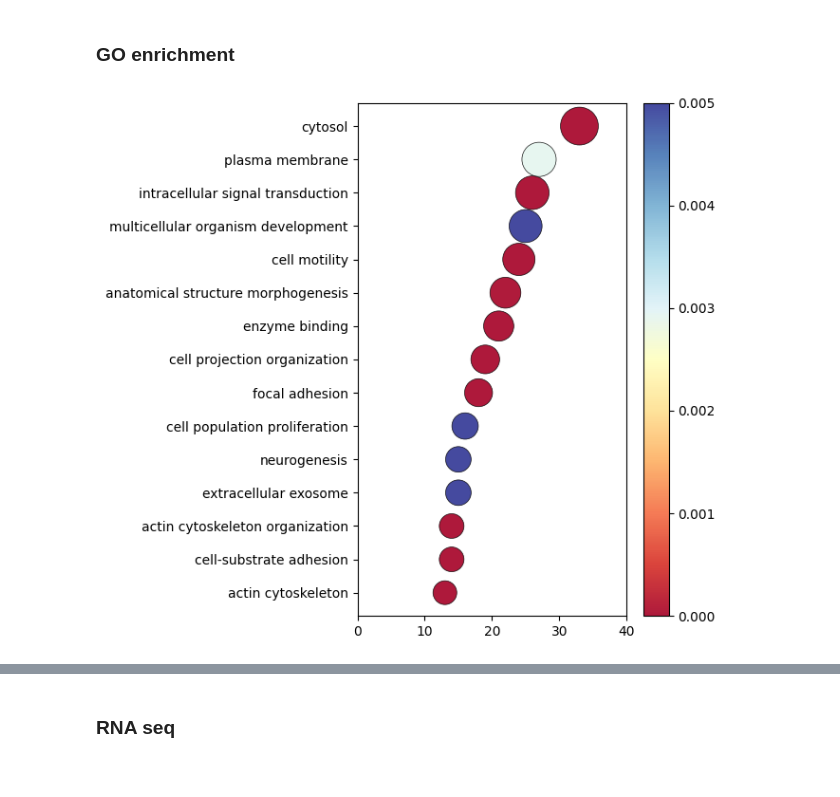
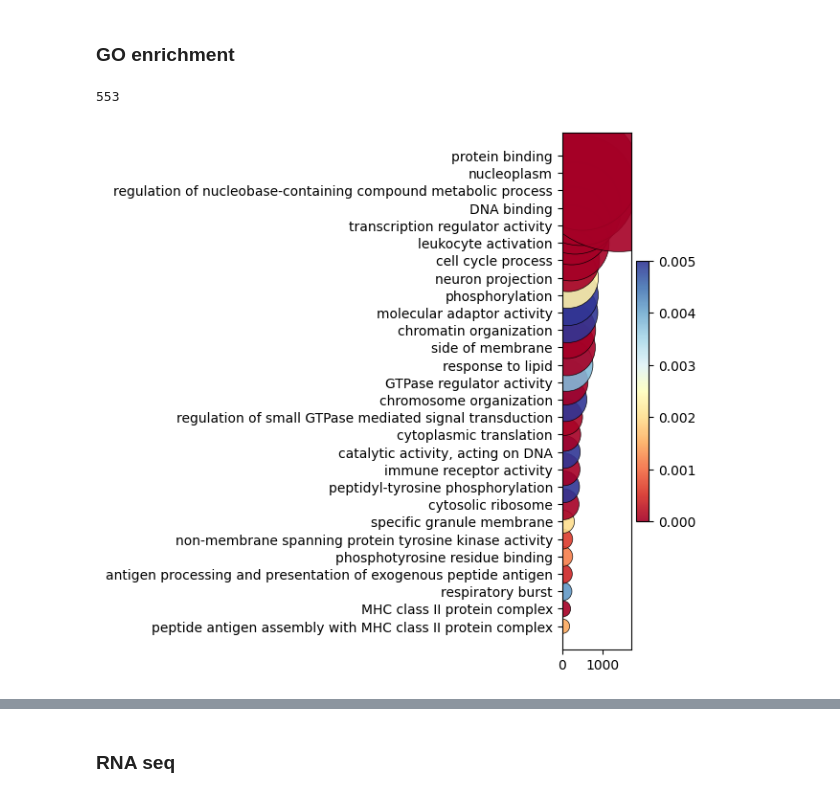
Before and after one commit to kkkkito/statemap, a Jupyter notebook: notebooks/Comparing clusters.ipynb, the cells around one changed output, grey strips where cells are left out. Saved outputs shown, nothing was run; the diff lists cells and outputs as text; code cells hidden in the pictures.

```diff
--- a/notebooks/Comparing clusters.ipynb
+++ b/notebooks/Comparing clusters.ipynb
@@ -123,22 +653,27 @@ i = 4
 df_filtered = ch_exg[ch_exg[i] == ch_exg.max(axis=1)].copy()
 df_filtered['diff_to_other_mean'] = df_filtered.apply(lambda row: row[i] - row.drop(i).mean(), axis=1)
 df_sorted = df_filtered.sort_values(by='diff_to_other_mean', ascending=False)
+df_sorted = df_sorted[df_sorted['diff_to_other_mean'] > 0.75]
 results.append(df_sorted.index.tolist())
 
 df_filtered = ch_exg[ch_exg[i] == ch_exg.min(axis=1)].copy()
 df_filtered['diff_to_other_mean'] = df_filtered.apply(lambda row: row[i] - row.drop(i).mean(), axis=1)
 df_sorted = df_filtered.sort_values(by='diff_to_other_mean', ascending=True)
+df_sorted = df_sorted[df_sorted['diff_to_other_mean'] < -0.75]
+
 results.append(df_sorted.index.tolist())
 
 rows = []
 for i in range(2):
     ch_results = [r for r in results[i] if 'Chronos' in r]
-    rows += ch_results[:50]
+
+    rows += ch_results#[:50]
 a = ch_exg.loc[rows]
 
-low_chr = ch_results[:50]
+low_chr = ch_results#[:50]
 
 plt.figure(figsize=(4, 4))
 sns.heatmap(a, cmap="coolwarm",vmax=1.5, vmin=-1.5,cbar=False)
+plt.savefig("../result/figure.svg")
 plt.show()
 # %% [output]
@@ -145,0 +681,9 @@ plt.show()
+# %%
+for i in range(2):
+    if i == 1:
+        continue
+    ch_results = [r for r in results[i] if 'Chronos' in r]
+    for g in ch_results:
+        print(g.split('_')[0])
+    print(len(ch_results))
+   # break
@@ -165,0 +882,13 @@ Passing `palette` without assigning `hue` is deprecated and will be removed in v
+# %%
+lin = ''
+las = 'a'
+for g in crosstab_with_spacers.index:
+    lilo = g.split('- ')[0].strip()
+    if lilo != lin:
+        lin = lilo
+        print(lilo)
+    p = '- '.join(g.split('- ')[1:])
+    if p== las:
+        continue
+    las = p
+    print(p)
@@ -166,46 +1100,53 @@ Passing `palette` without assigning `hue` is deprecated and will be removed in v
 # %% [markdown]
 ### GO enrichment
+# %%
+len(high_exp)
+# %% [output]
+553
 # %%
 import requests
 import pandas as pd
 import matplotlib.pyplot as plt
 import numpy as np
+q = [g.split('_')[0] for g in ch_results]
 q = [g.split('_')[0] for g in high_exp]
-q = [g.split('_')[0] for g in low_chr]
+
+high_exp = [r for r in results_ex[0] if 'Expression' in r]
+q = [g.split('_')[0] for g in high_exp]
 
 response = requests.post(
         url='https://biit.cs.ut.ee/gprofiler/api/gost/profile/',
         json={
             'organism': 'hsapiens',
             'query': q,
             'sources': ['GO'],  # Only search Gene Ontology
             'user_threshold': 0.01,
             'significance_threshold_method': 'g_SCS',
             "highlight": True
         },
         headers={'User-Agent': 'PythonRequest'}
     )
 results = response.json().get("result", [])
 gost_df = pd.DataFrame(results)
-enrich_df = gost_df[(gost_df["highlighted"])].nlargest(15, "intersection_size")
+enrich_df = gost_df[(gost_df["highlighted"])].nlargest(30, "intersection_size")
 enrich_df = enrich_df.sort_values("intersection_size")
-fig, ax = plt.subplots(figsize=(6.5, 6))
+fig, ax = plt.subplots(figsize=(6, 6))
 scatter = ax.scatter(
         x=enrich_df["intersection_size"],
         y=enrich_df["name"],
-        s=enrich_df["intersection_size"] * 25,  # Scale size for visibility
+        s=enrich_df["intersection_size"] * 15,  # Scale size for visibility
         c=enrich_df["p_value"],
         cmap="RdYlBu",
         alpha=0.9,
         edgecolor="k",
         linewidth=0.5,
         vmax=0.005
     )
 
-plt.xlim(0,40)
+plt.xlim(0,len(q))
 cbar = fig.colorbar(scatter)
 plt.tight_layout()
 plt.savefig("../result/figure.svg")
 plt.show()
 # %% [output]
-[figure, old version]
+[figure, new version]
```
Also changed, not shown: parts of 83 cells of this notebook, 5 other files.
